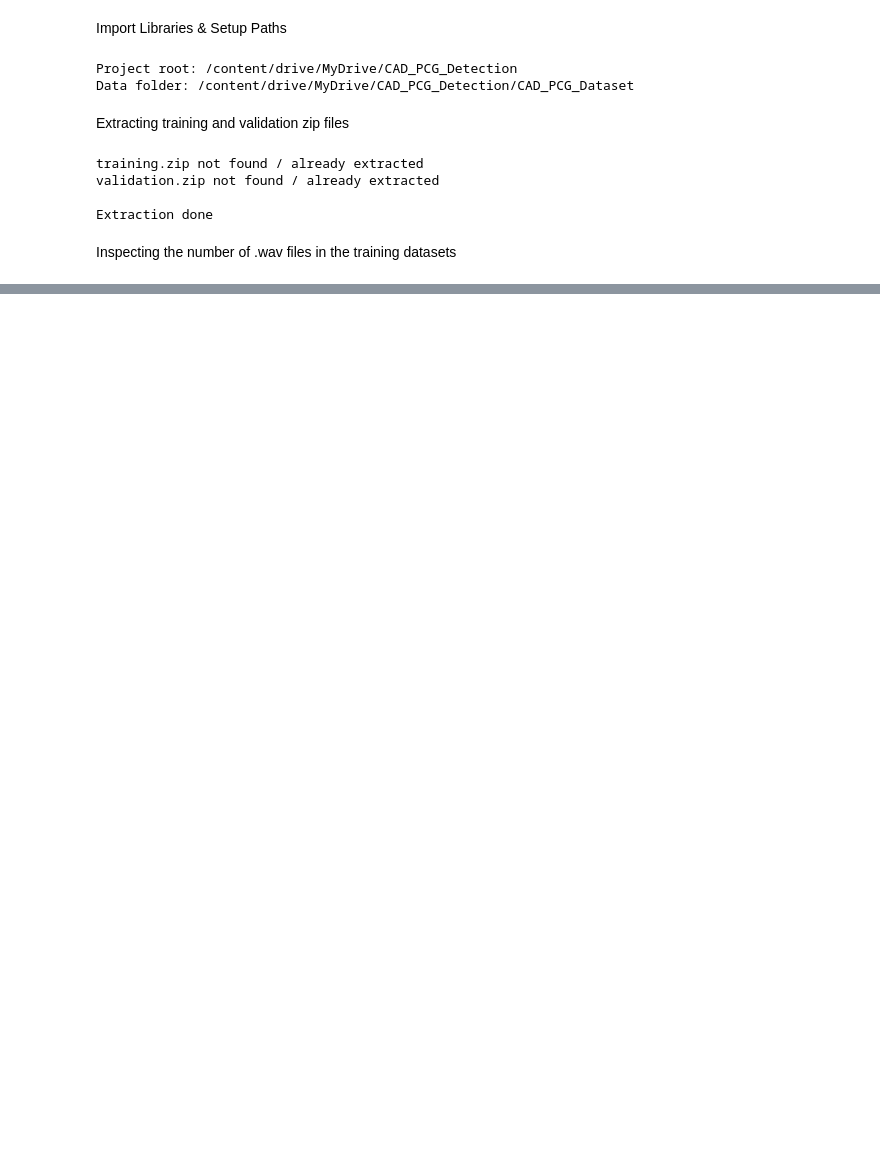
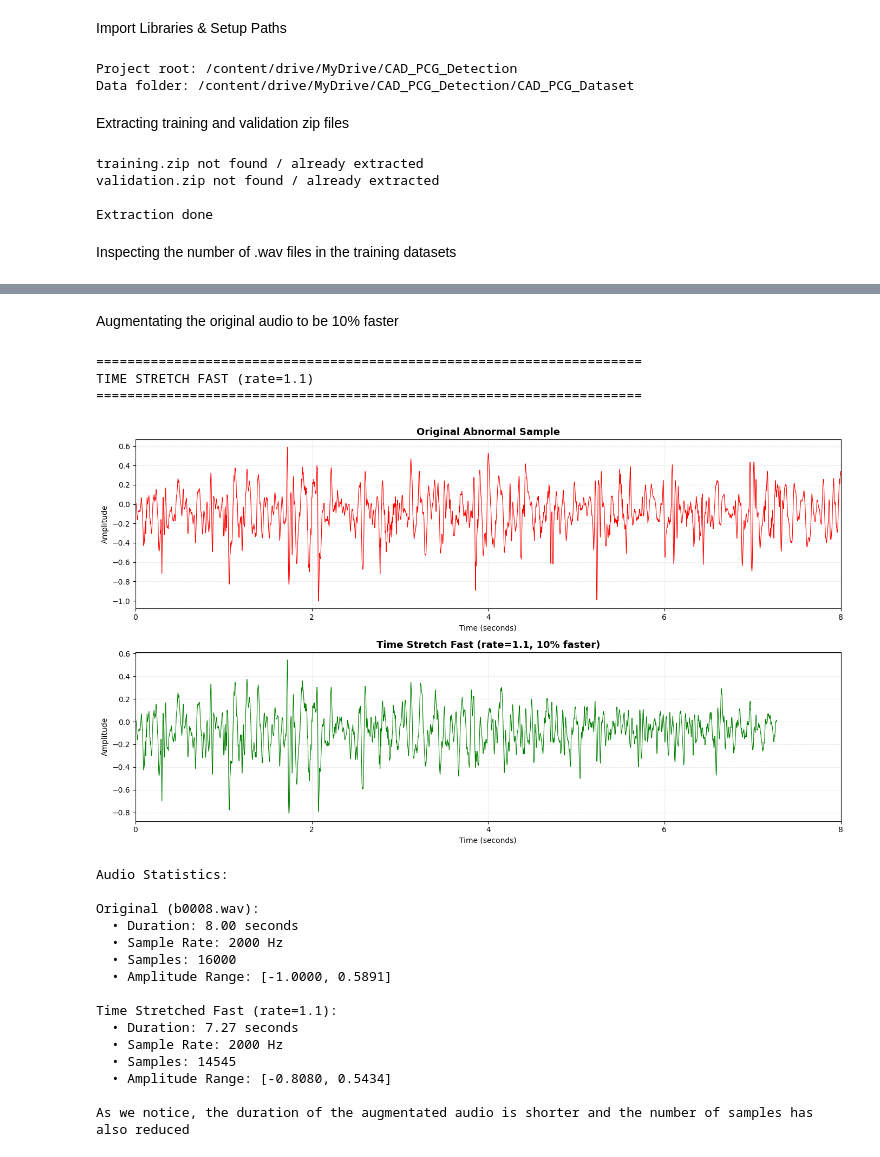
Before and after one commit to aliyanshaikh7/CAD_PCG_Detection, a Jupyter notebook: CAD_PCG_Detection.ipynb, the cells around one changed output, grey strips where cells are left out. Drawn from its saved outputs; the diff is of its cells as text; code cells hidden in the pictures; blank space fills up the shorter version.

```diff
--- a/CAD_PCG_Detection.ipynb
+++ b/CAD_PCG_Detection.ipynb
@@ -90,0 +243,75 @@ print(f"📅 Last updated: {pd.Timestamp.now()}")
+# %% [markdown]
+Augmentating the original audio to be 10% faster
+# %%
+
+
+print("=" * 70)
+print("TIME STRETCH FAST (rate=1.1)")
+print("=" * 70)
+
+original = abnormal_audio
+
+aug_time_fast = time_stretch_audio(original, rate=1.1)
+
+time_original = np.arange(len(original)) / sr
+time_fast = np.arange(len(aug_time_fast)) / sr
+
+fig, axes = plt.subplots(2, 1, figsize=(14, 8))
+
+# Plot 1: Original
+axes[0].plot(time_original, original, color='red', linewidth=0.8)
+axes[0].set_title('Original Abnormal Sample', fontsize=13, fontweight='bold')
+axes[0].set_xlabel('Time (seconds)', fontsize=10)
+axes[0].set_ylabel('Amplitude', fontsize=10)
+axes[0].grid(True, alpha=0.3, linestyle='--')
+axes[0].set_xlim(0, 8)
+axes[0].set_xticks([0, 2, 4, 6, 8])
+
+# Plot 2: Time Stretch Fast
+axes[1].plot(time_fast, aug_time_fast, color='green', linewidth=0.8)
+axes[1].set_title('Time Stretch Fast (rate=1.1, 10% faster)', fontsize=13, fontweight='bold')
+axes[1].set_xlabel('Time (seconds)', fontsize=10)
+axes[1].set_ylabel('Amplitude', fontsize=10)
+axes[1].grid(True, alpha=0.3, linestyle='--')
+axes[1].set_xlim(0, 8)
+axes[1].set_xticks([0, 2, 4, 6, 8])
+
+plt.tight_layout()
+plt.show()
+
+
+print("\nAudio Statistics:")
+
+print(f"\nOriginal (b0008.wav):")
+print(f"  • Duration: {len(original)/sr:.2f} seconds")
+print(f"  • Sample Rate: {sr} Hz")
+print(f"  • Samples: {len(original)}")
+print(f"  • Amplitude Range: [{original.min():.4f}, {original.max():.4f}]")
+
+print(f"\nTime Stretched Fast (rate=1.1):")
+print(f"  • Duration: {len(aug_time_fast)/sr:.2f} seconds")
+print(f"  • Sample Rate: {sr} Hz")
+print(f"  • Samples: {len(aug_time_fast)}")
+print(f"  • Amplitude Range: [{aug_time_fast.min():.4f}, {aug_time_fast.max():.4f}]")
+
+print("\nAs we notice, the duration of the augmentated audio is shorter and the number of samples has also reduced")
+# %% [output]
+======================================================================
+TIME STRETCH FAST (rate=1.1)
+======================================================================
+[figure, added]
+Audio Statistics:
+
+Original (b0008.wav):
+  • Duration: 8.00 seconds
+  • Sample Rate: 2000 Hz
+  • Samples: 16000
+  • Amplitude Range: [-1.0000, 0.5891]
+
+Time Stretched Fast (rate=1.1):
+  • Duration: 7.27 seconds
+  • Sample Rate: 2000 Hz
+  • Samples: 14545
+  • Amplitude Range: [-0.8080, 0.5434]
+
+As we notice, the duration of the augmentated audio is shorter and the number of samples has also reduced
```
Also changed, not shown: parts of 53 cells of this notebook.
